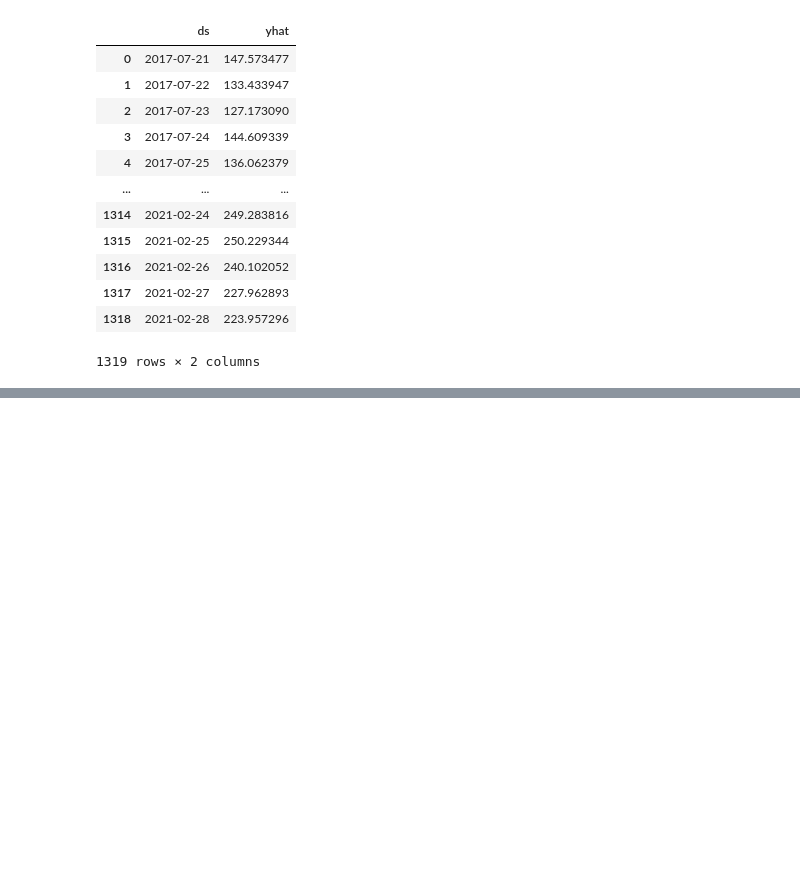
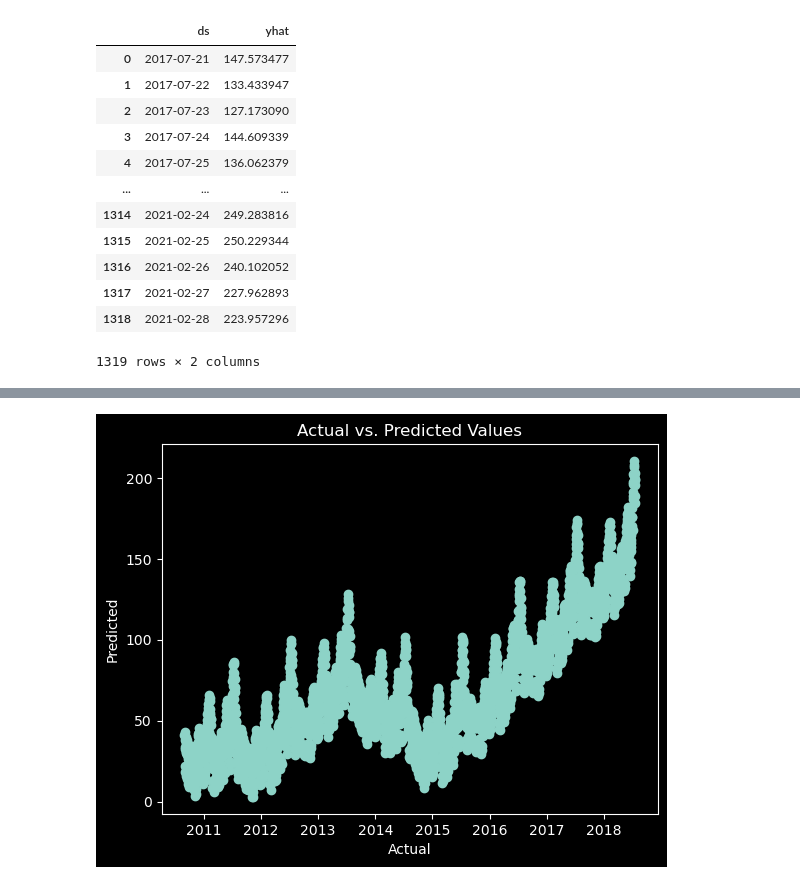
Before and after one commit to bakasheddy/time-series-forecasting-of-electricity-prices-of-a-District, a Jupyter notebook: practical time series analysis and forcast.ipynb, the cells around one changed output, grey strips where cells are left out. Saved outputs shown, nothing was run; the diff lists cells and outputs as text; code cells hidden in the pictures; blank space fills up the shorter version.

```diff
--- a/practical time series analysis and forcast.ipynb
+++ b/practical time series analysis and forcast.ipynb
@@ -235,0 +251,9 @@ forcast[['ds', 'yhat']]
+# %%
+# Create a scatterplot of actual vs. predicted values
+plt.scatter(forecast['ds'], forecast['yhat'])
+plt.title('Actual vs. Predicted Values')
+plt.xlabel('Actual')
+plt.ylabel('Predicted')
+plt.show()
+# %% [output]
+[figure, added]
```
Also changed, not shown: parts of 6 cells of this notebook.
